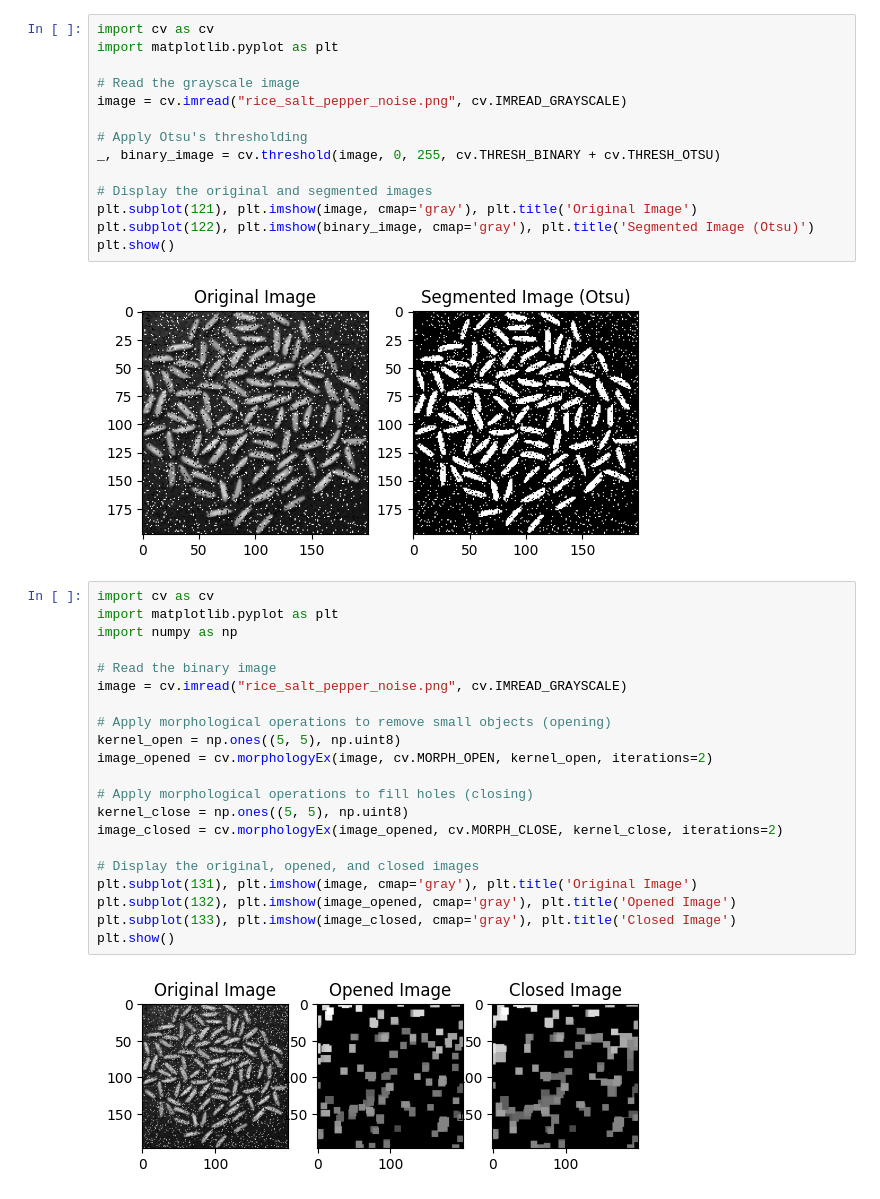
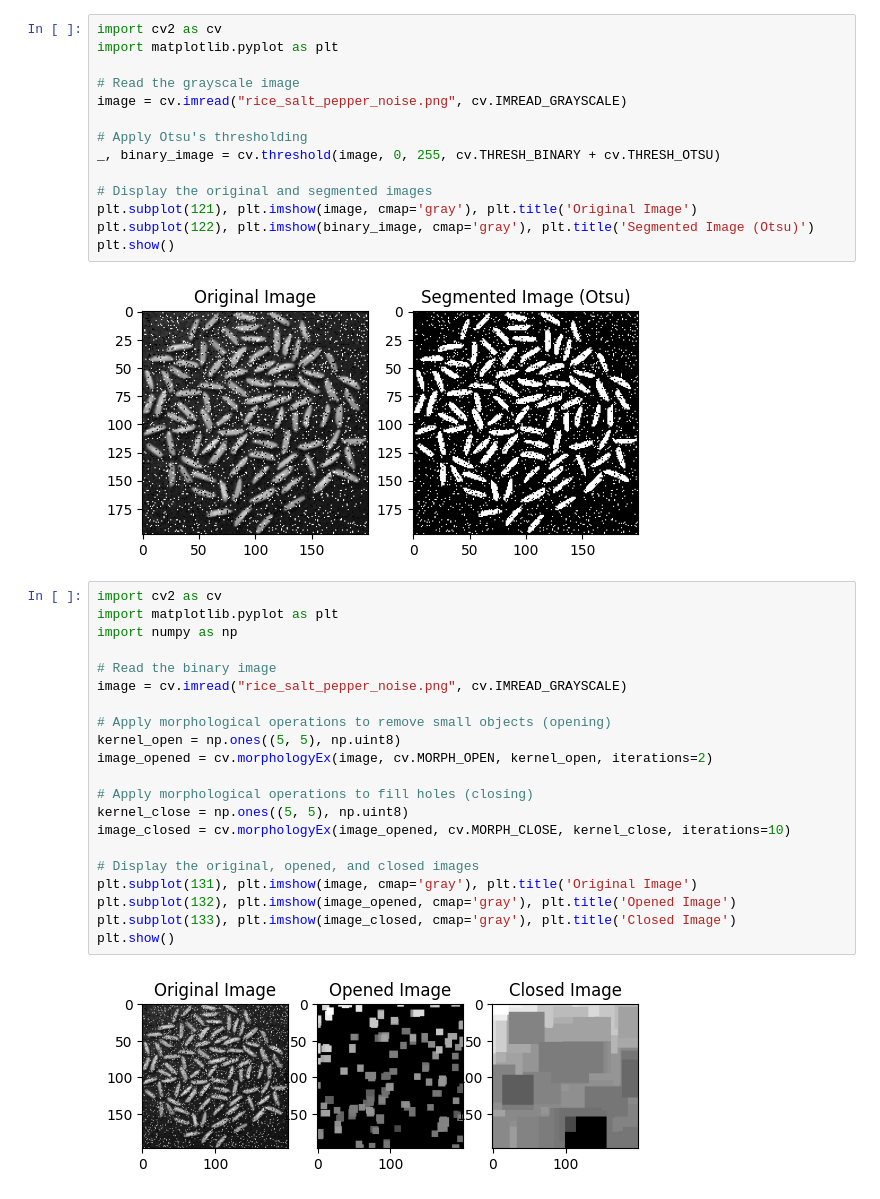
Before and after one commit to Sandeepa0/Image-Processing, a Jupyter notebook: Q-5/Q-5.ipynb, the cells around one changed output. Drawn from its saved outputs; the diff is of its cells as text.

```diff
--- a/Q-5/Q-5.ipynb
+++ b/Q-5/Q-5.ipynb
@@ -33,7 +33,7 @@ plt.show()
 # %% [output]
 [figure]
 # %%
-import cv as cv
+import cv2 as cv
 import matplotlib.pyplot as plt
 
 # Read the grayscale image
@@ -49,25 +49,25 @@ plt.show()
 # %% [output]
 [figure]
 # %%
-import cv as cv
+import cv2 as cv
 import matplotlib.pyplot as plt
 import numpy as np
 
 # Read the binary image
 image = cv.imread("rice_salt_pepper_noise.png", cv.IMREAD_GRAYSCALE)
 
 # Apply morphological operations to remove small objects (opening)
 kernel_open = np.ones((5, 5), np.uint8)
 image_opened = cv.morphologyEx(image, cv.MORPH_OPEN, kernel_open, iterations=2)
 
 # Apply morphological operations to fill holes (closing)
 kernel_close = np.ones((5, 5), np.uint8)
-image_closed = cv.morphologyEx(image_opened, cv.MORPH_CLOSE, kernel_close, iterations=2)
+image_closed = cv.morphologyEx(image_opened, cv.MORPH_CLOSE, kernel_close, iterations=10)
 
 # Display the original, opened, and closed images
 plt.subplot(131), plt.imshow(image, cmap='gray'), plt.title('Original Image')
 plt.subplot(132), plt.imshow(image_opened, cmap='gray'), plt.title('Opened Image')
 plt.subplot(133), plt.imshow(image_closed, cmap='gray'), plt.title('Closed Image')
 plt.show()
 # %% [output]
-[figure, old version]
+[figure, new version]
```
Also changed, not shown: parts of 3 cells of this notebook.
